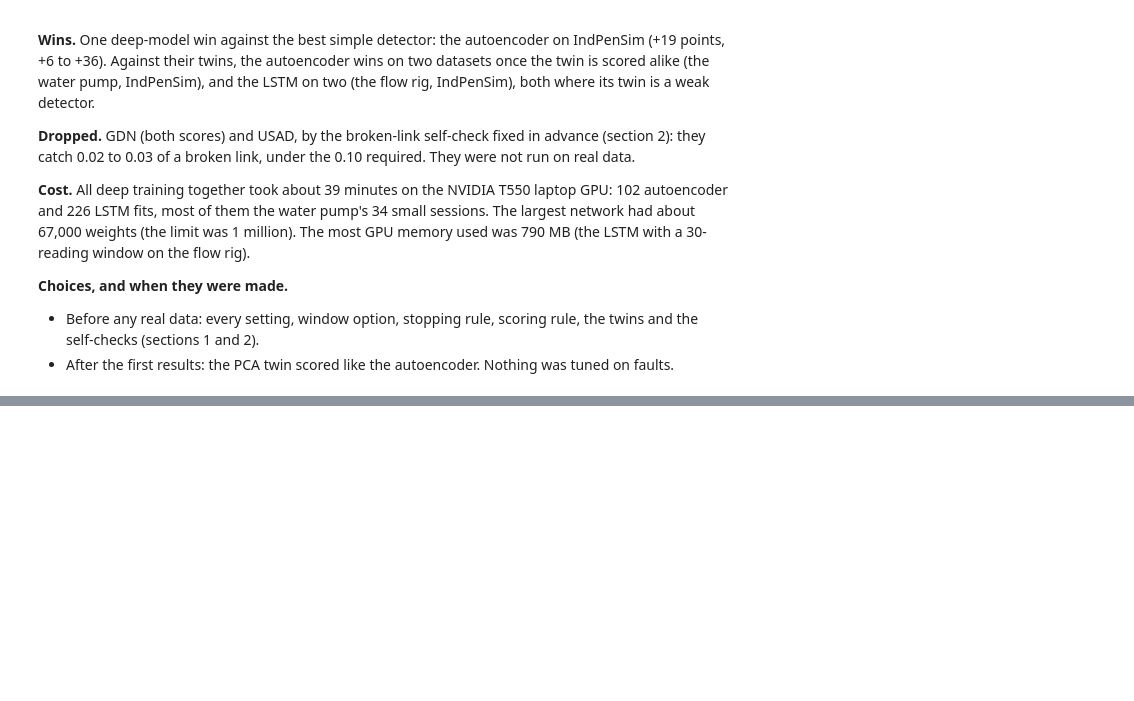
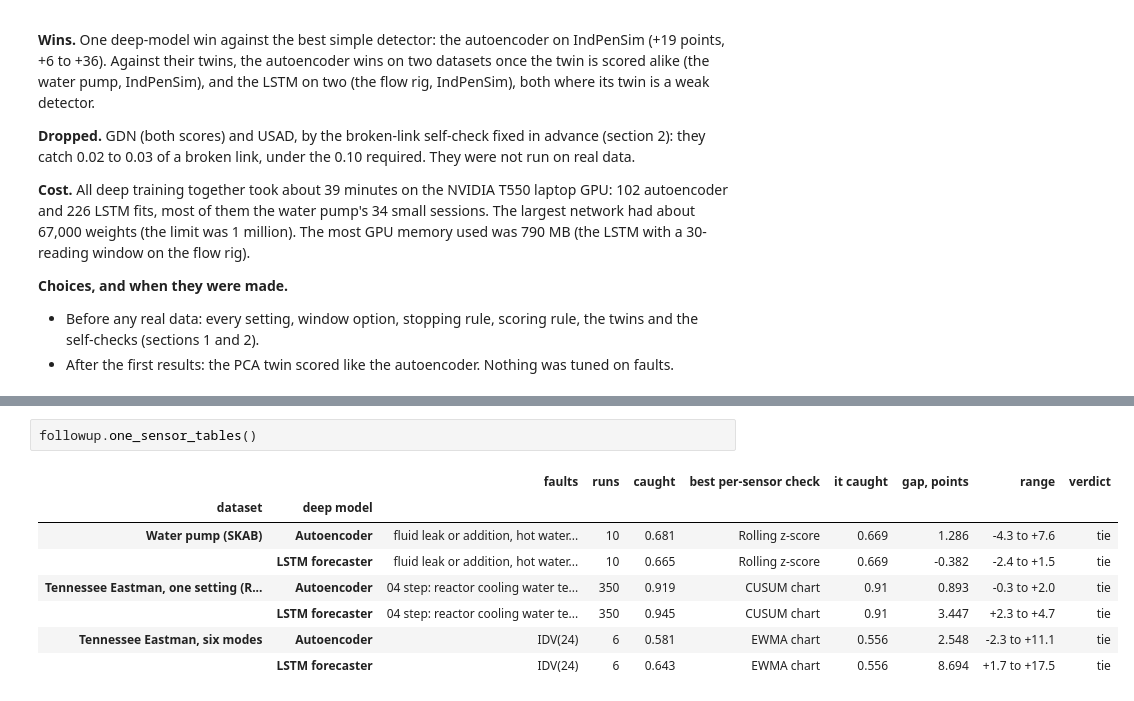
Before and after one commit to NeerajGit16/deep-learning-in-anomaly-detection, a Jupyter notebook: anomaly_lab/09_deep_models.ipynb, the cells around one changed output, grey strips where cells are left out. Drawn from its saved outputs; the diff is of its cells as text; blank space fills up the shorter version.

```diff
--- a/anomaly_lab/09_deep_models.ipynb
+++ b/anomaly_lab/09_deep_models.ipynb
@@ -436,0 +584,11 @@ deep.overview_plot(overview);
+# %%
+followup.one_sensor_tables()
+# %% [output]
+|  |  | faults | runs | caught | best per-sensor check | it caught | gap, points | range | verdict |
+| dataset | deep model |  |  |  |  |  |  |  |  |
+| Water pump (SKAB) | Autoencoder | fluid leak or addition, hot water... | 10 | 0.681 | Rolling z-score | 0.669 | 1.286 | -4.3 to +7.6 | tie |
+|  | LSTM forecaster | fluid leak or addition, hot water... | 10 | 0.665 | Rolling z-score | 0.669 | -0.382 | -2.4 to +1.5 | tie |
+| Tennessee Eastman, one setting (R... | Autoencoder | 04 step: reactor cooling water te... | 350 | 0.919 | CUSUM chart | 0.91 | 0.893 | -0.3 to +2.0 | tie |
+|  | LSTM forecaster | 04 step: reactor cooling water te... | 350 | 0.945 | CUSUM chart | 0.91 | 3.447 | +2.3 to +4.7 | tie |
+| Tennessee Eastman, six modes | Autoencoder | IDV(24) | 6 | 0.581 | EWMA chart | 0.556 | 2.548 | -2.3 to +11.1 | tie |
+|  | LSTM forecaster | IDV(24) | 6 | 0.643 | EWMA chart | 0.556 | 8.694 | +1.7 to +17.5 | tie |
```
Also changed, not shown: parts of 15 cells of this notebook, 3 other files.
